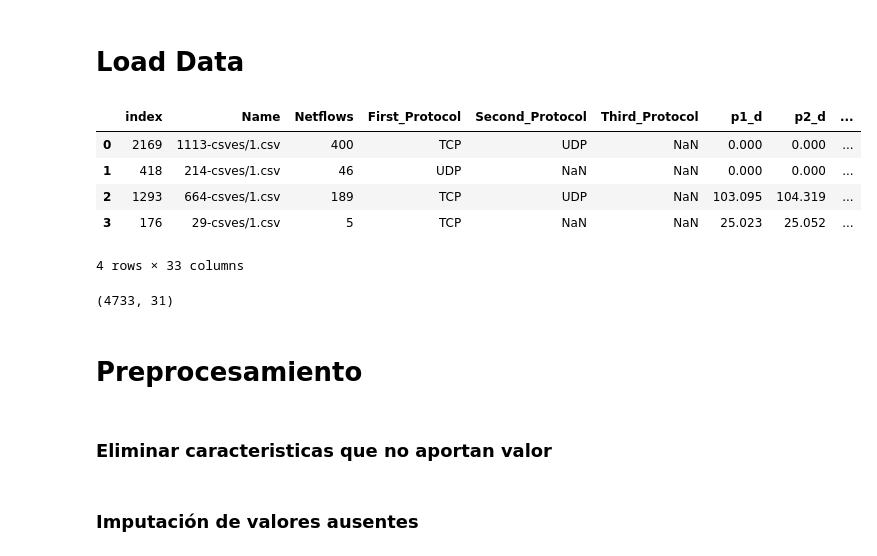
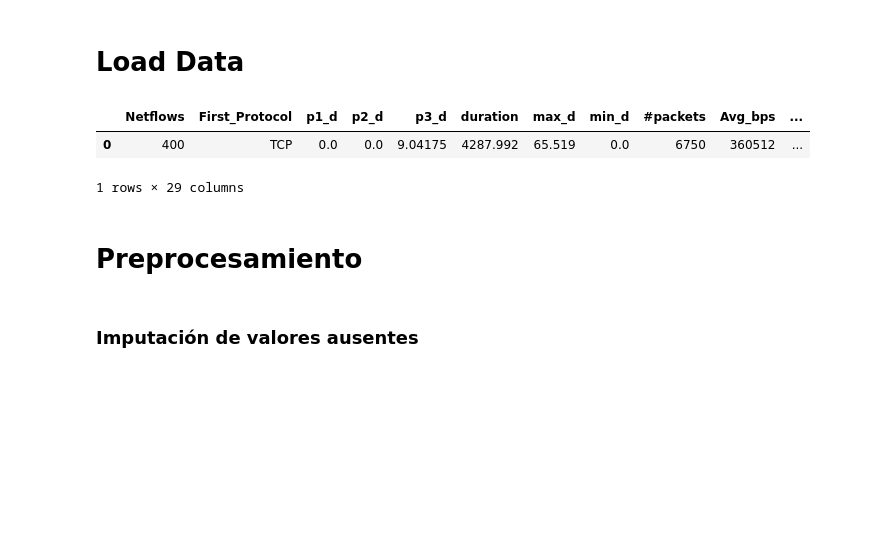
Before and after one commit to Kaiziferr/-Miner_Detector, a Jupyter notebook: PDG/Árboles de decisión sin normalizar sin binarizar.ipynb, the cells around one changed output. Drawn from its saved outputs; the diff is of its cells as text; code cells hidden in the pictures; blank space fills up the shorter version.

```diff
--- a/PDG/Árboles de decisión sin normalizar sin binarizar.ipynb
+++ b/PDG/Árboles de decisión sin normalizar sin binarizar.ipynb
@@ -18,12 +18,9 @@ from sklearn import metrics
 # %% [markdown]
 # Load Data
 # %%
-data = pd.read_csv('./data_identificada.csv')
-data.head(4)
+data = pd.read_csv('./data_identificada.csv').drop(['index','Name','Second_Protocol', 'Third_Protocol'], axis = 1)
+data.head(1)
 # %% [output]
-|  | index | Name | Netflows | First_Protocol | Second_Protocol | Third_Protocol | p1_d | p2_d | ... |
-| 0 | 2169 | 1113-csves/1.csv | 400 | TCP | UDP | NaN | 0.000 | 0.000 | ... |
-| 1 | 418 | 214-csves/1.csv | 46 | UDP | NaN | NaN | 0.000 | 0.000 | ... |
-| 2 | 1293 | 664-csves/1.csv | 189 | TCP | UDP | NaN | 103.095 | 104.319 | ... |
-| 3 | 176 | 29-csves/1.csv | 5 | TCP | NaN | NaN | 25.023 | 25.052 | ... |
+|  | Netflows | First_Protocol | p1_d | p2_d | p3_d | duration | max_d | min_d | #packets | Avg_bps | ... |
+| 0 | 400 | TCP | 0.0 | 0.0 | 9.04175 | 4287.992 | 65.519 | 0.0 | 6750 | 360512 | ... |
-4 rows × 33 columns
+1 rows × 29 columns
@@ -32,8 +27,2 @@ data = data.drop(['Second_Protocol', 'Third_Protocol'], axis = 1)
-# %%
-data.shape
-# %% [output]
-(4733, 31)
 # %% [markdown]
 # Preprocesamiento
-# %% [markdown]
-### Eliminar caracteristicas que no aportan valor
```
Also changed, not shown: parts of 6 cells of this notebook, 5 other files.
